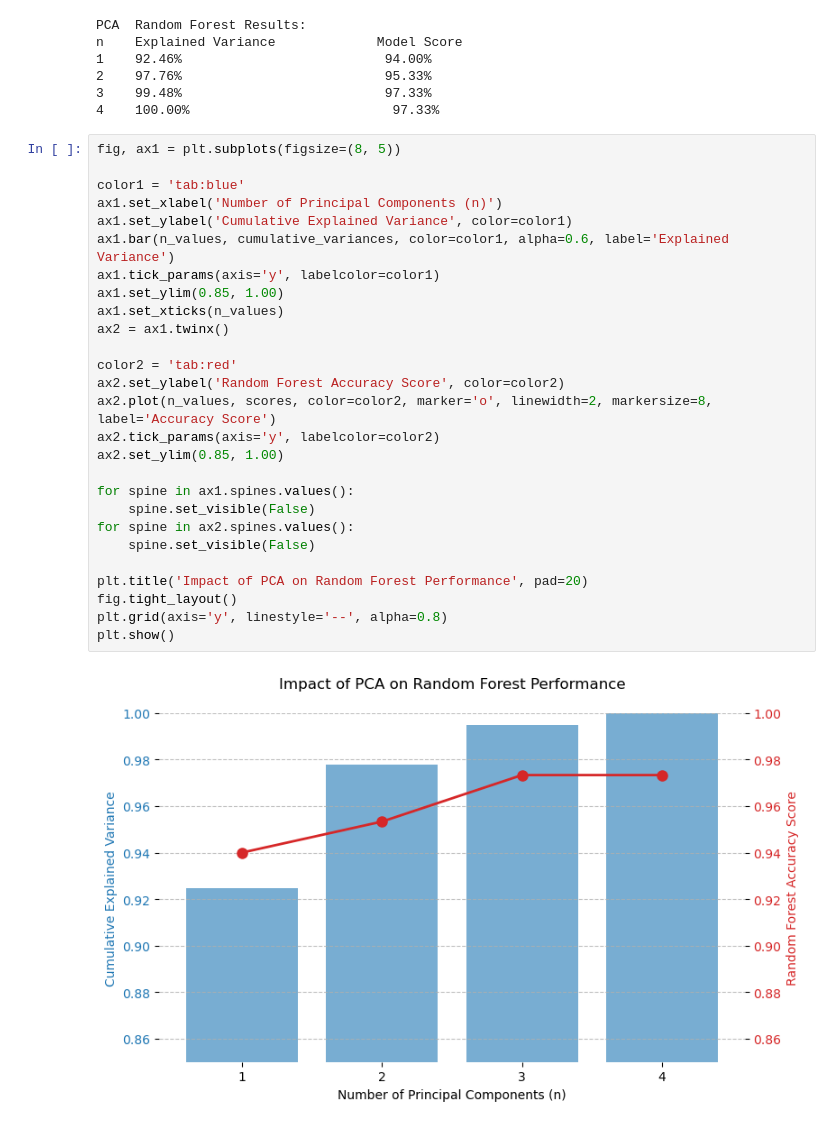
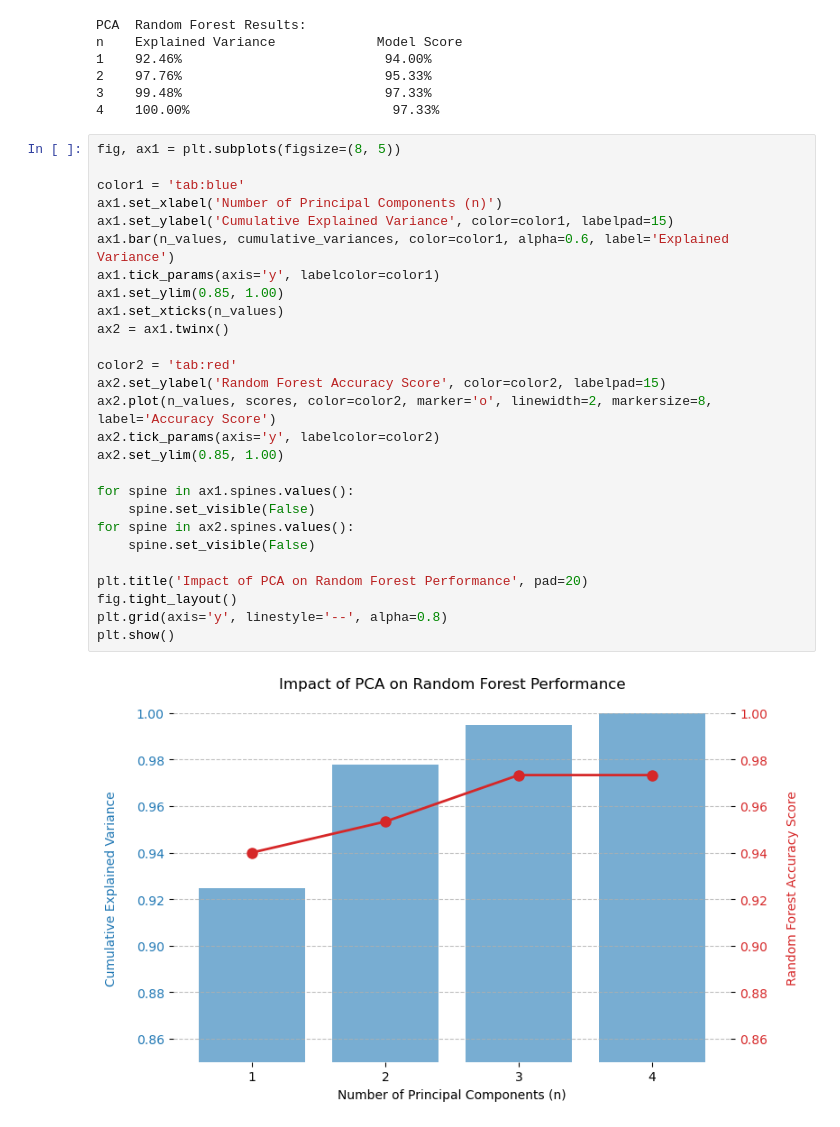
Before and after one commit to tat400pinglife/connections_bot, a Jupyter notebook: Zhang_David_ML_AS03.ipynb, the cells around one changed output. Cells and saved outputs as stored; diff of their text form.

Commit message:
plot changes and typos

```diff
--- a/Zhang_David_ML_AS03.ipynb
+++ b/Zhang_David_ML_AS03.ipynb
@@ -50,32 +50,32 @@ n    Explained Variance             Model Score
 # %%
 fig, ax1 = plt.subplots(figsize=(8, 5))
 
 color1 = 'tab:blue'
 ax1.set_xlabel('Number of Principal Components (n)')
-ax1.set_ylabel('Cumulative Explained Variance', color=color1)
+ax1.set_ylabel('Cumulative Explained Variance', color=color1, labelpad=15)
 ax1.bar(n_values, cumulative_variances, color=color1, alpha=0.6, label='Explained Variance')
 ax1.tick_params(axis='y', labelcolor=color1)
 ax1.set_ylim(0.85, 1.00)
 ax1.set_xticks(n_values)
 ax2 = ax1.twinx()
 
 color2 = 'tab:red'
-ax2.set_ylabel('Random Forest Accuracy Score', color=color2)
+ax2.set_ylabel('Random Forest Accuracy Score', color=color2, labelpad=15)
 ax2.plot(n_values, scores, color=color2, marker='o', linewidth=2, markersize=8, label='Accuracy Score')
 ax2.tick_params(axis='y', labelcolor=color2)
 ax2.set_ylim(0.85, 1.00)
 
 for spine in ax1.spines.values():
     spine.set_visible(False)
 for spine in ax2.spines.values():
     spine.set_visible(False)
 
 plt.title('Impact of PCA on Random Forest Performance', pad=20)
 fig.tight_layout()
 plt.grid(axis='y', linestyle='--', alpha=0.8)
 plt.show()
 # %% [output]
-[figure, old version]
+[figure, new version]
 # %% [markdown]
 # Conclusions/Findings
 
```
Also changed, not shown: parts of 1 cell of this notebook.
